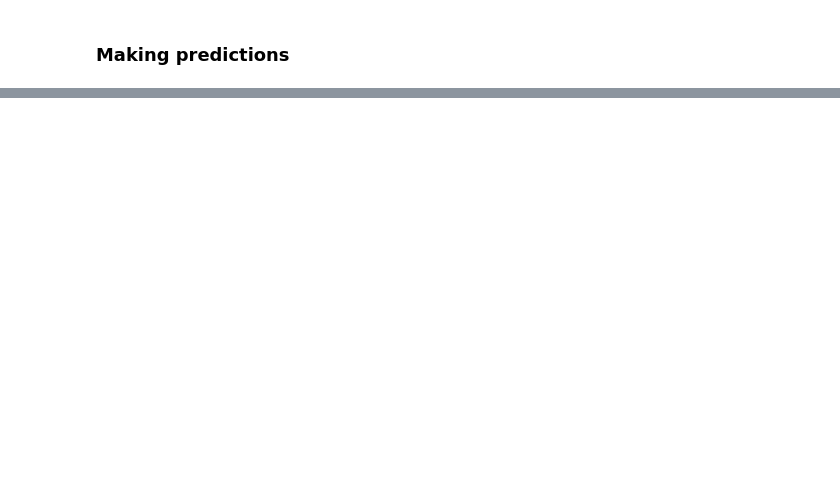
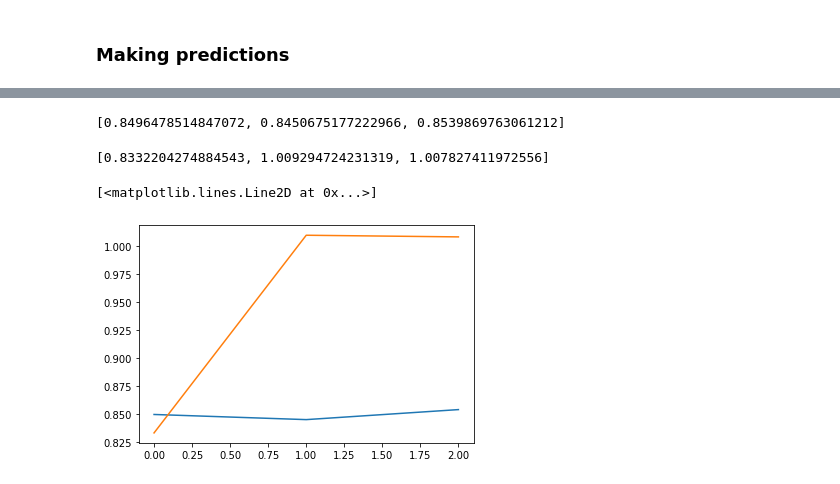
Before and after one commit to AzulGarza/fforma_dep, a Jupyter notebook: transfer_learning_2.ipynb, the cells around one changed output, grey strips where cells are left out. Drawn from its saved outputs; the diff is of its cells as text; code cells hidden in the pictures; blank space fills up the shorter version.

```diff
--- a/transfer_learning_2.ipynb
+++ b/transfer_learning_2.ipynb
@@ -33,6 +46,6 @@ frequency = 12 # Monthly data
 # %% [markdown]
 ### Reading models
 # %%
-models = ['fforma_'+str(n) for n in [1000]]#, 9600, 14400]]
+models = ['fforma_'+str(n) for n in [100, 1000, 2000, 3000]]#, 2000]]#, 9600, 14400]]
 models
 # %% [output]
@@ -44,6 +57,8 @@ for str_model in models:
         fforma_models.append(pickle.load(read_file))
 # %% [markdown]
 ### Making predictions
+# %%
+preds_internal = [fforma.predict(h_forecast) for fforma in fforma_models]
 # %%
 preds = [fforma.predict(h_forecast, list_monthly_m3, frequency) for fforma in fforma_models]
 # %% [output]
@@ -147,0 +82,12 @@ Object `fforma_models[0].predict` not found.
+# %%
+owas = [fforma.calculate_owa(list_monthly_m3_test, preds[idx], h_forecast, list_monthly_m3, frequency, parallel=False)[0] for idx, fforma in enumerate(fforma_models)]
+# %%
+owas
+# %% [output]
+[0.8496478514847072, 0.8450675177222966, 0.8539869763061212]
+# %%
+owas_internal = [fforma.calculate_owa(list_series_m4_test, preds_internal[idx], h_forecast, fforma.ts_list, frequency, parallel=False)[0] for idx, fforma in enumerate(fforma_models)]
+# %%
+owas_internal
+# %% [output]
+[0.8332204274884543, 1.009294724231319, 1.007827411972556]
@@ -147,0 +96,6 @@ Object `fforma_models[0].predict` not found.
+# %%
+plt.plot(owas)
+plt.plot(owas_internal)
+# %% [output]
+[<matplotlib.lines.Line2D at 0x...>]
+[figure, added]
```
Also changed, not shown: parts of 18 cells of this notebook, 2 other files.
